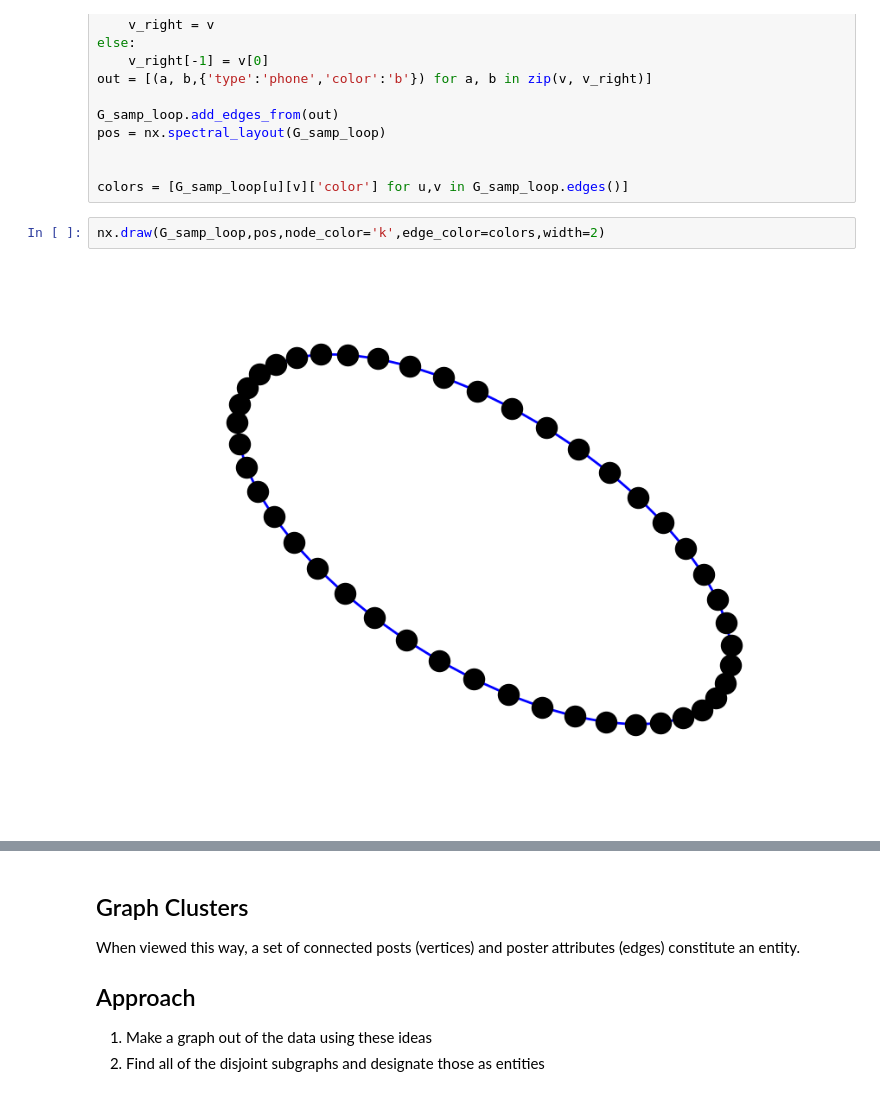
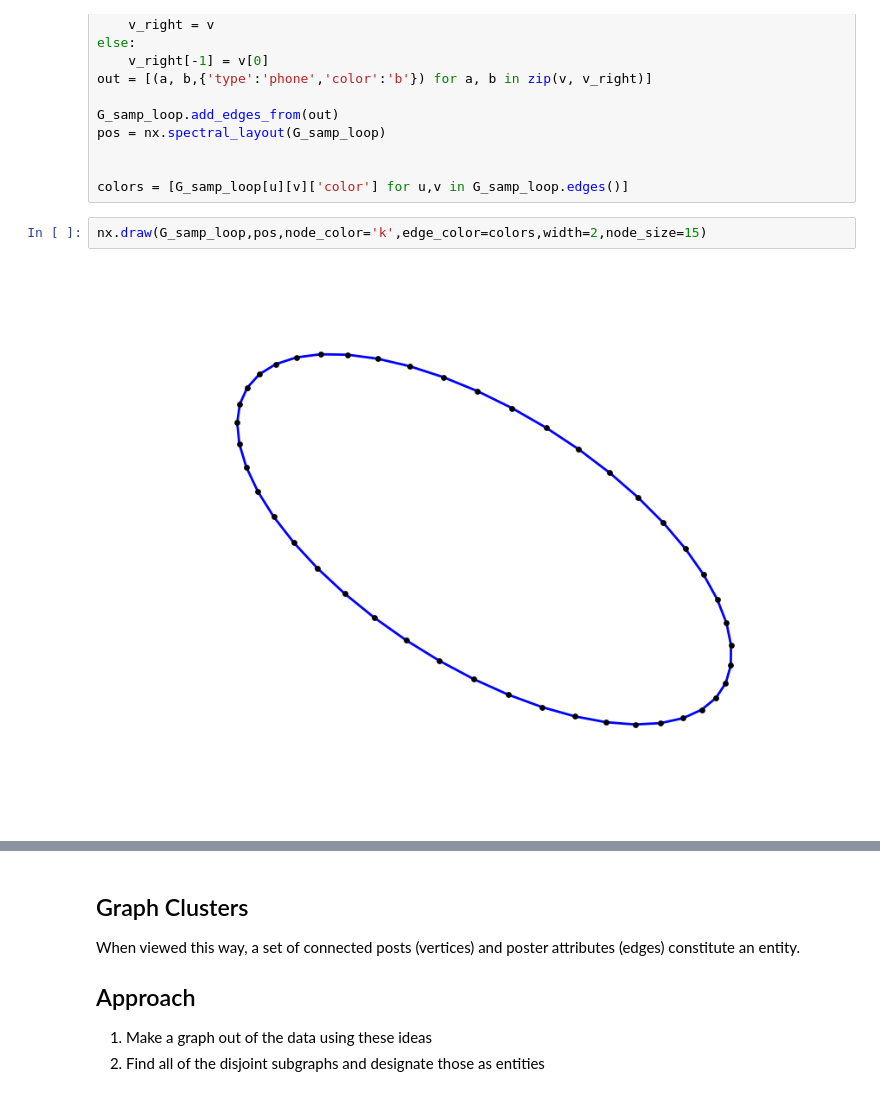
Before and after one commit to gte620v/graph_entity_resolution, a Jupyter notebook: Talk.ipynb, the cells around one changed output, grey strips where cells are left out. Drawn from its saved outputs; the diff is of its cells as text.

```diff
--- a/Talk.ipynb
+++ b/Talk.ipynb
@@ -214,9 +214,9 @@ pos = nx.spectral_layout(G_samp_loop)
 
 colors = [G_samp_loop[u][v]['color'] for u,v in G_samp_loop.edges()]
 # %%
-nx.draw(G_samp_loop,pos,node_color='k',edge_color=colors,width=2)
+nx.draw(G_samp_loop,pos,node_color='k',edge_color=colors,width=2,node_size=15)
 # %% [output]
-[figure, old version]
+[figure, new version]
 # %%
 v = em_sample.post_id.values.tolist()
 v_right = v[1:]
```
Also changed, not shown: parts of 13 cells of this notebook.
